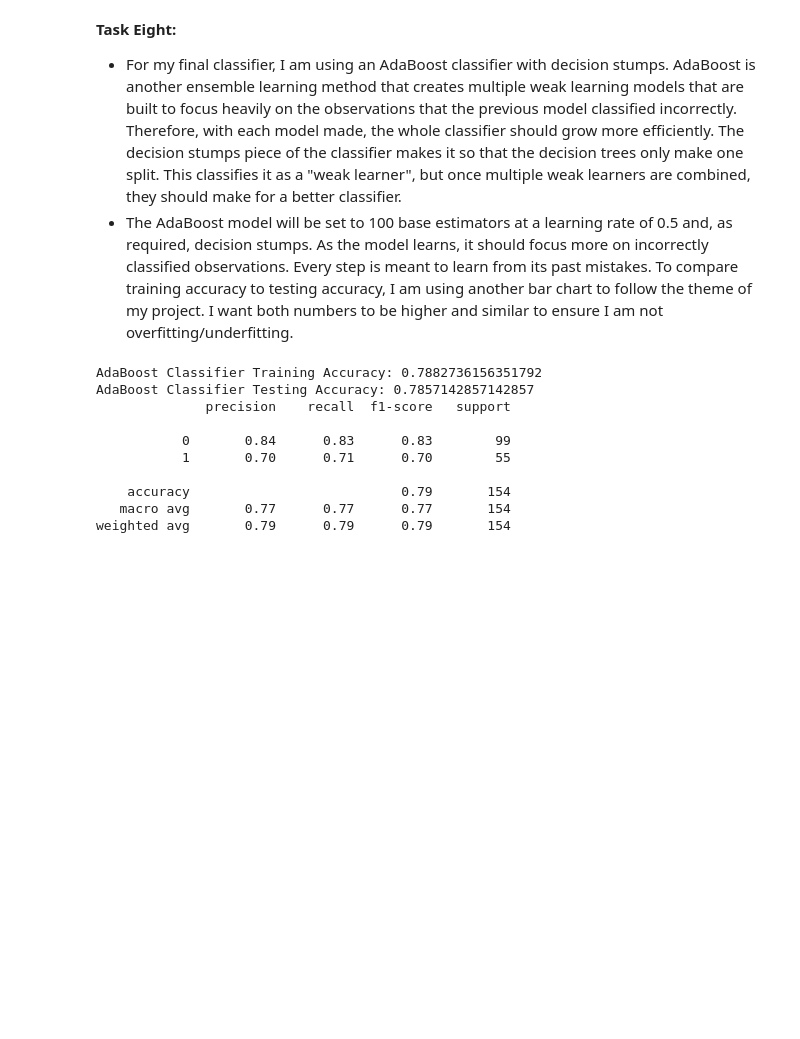
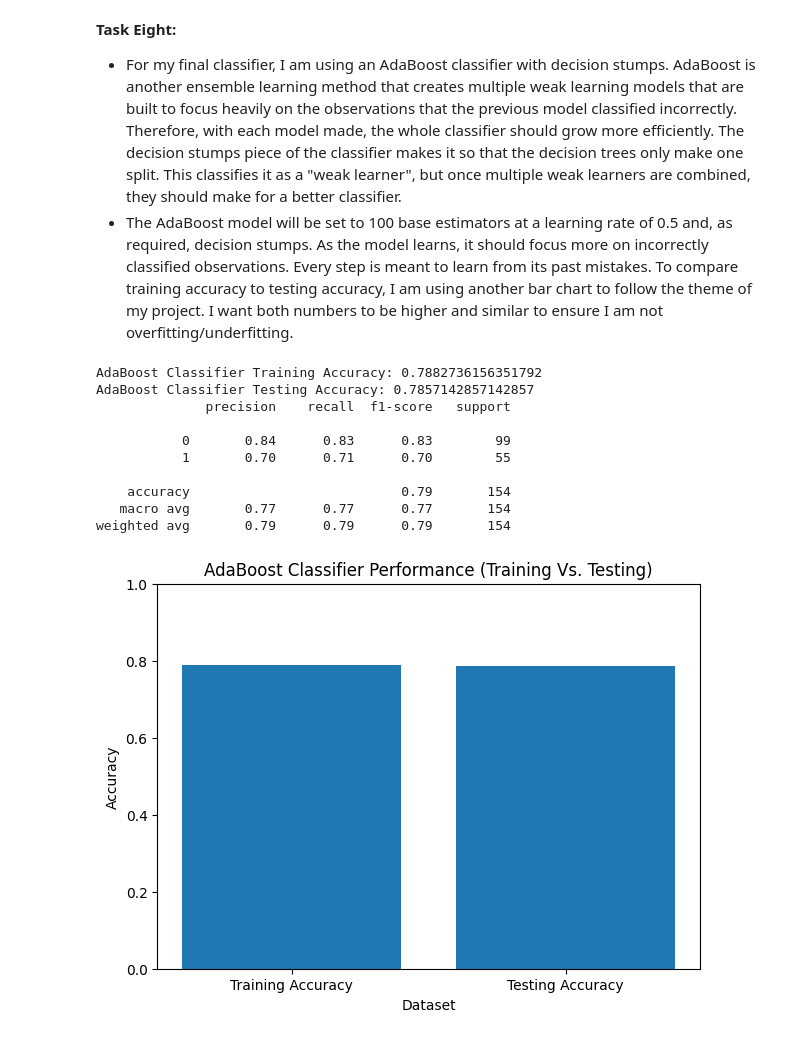
Before and after one commit to JFish72/CSC-349-Machine-Learning-, a Jupyter notebook: HW5/diabetes.ipynb, the cells around one changed output. Drawn from its saved outputs; the diff is of its cells as text; code cells hidden in the pictures; blank space fills up the shorter version.

```diff
--- a/HW5/diabetes.ipynb
+++ b/HW5/diabetes.ipynb
@@ -306,3 +306,16 @@ AdaBoost Classifier Testing Accuracy: 0.7857142857142857
     accuracy                           0.79       154
    macro avg       0.77      0.77      0.77       154
 weighted avg       0.79      0.79      0.79       154
+# %%
+plt.figure(figsize = (7, 5))
+
+plt.bar(["Training Accuracy", "Testing Accuracy"], [AdaBoost_train_accuracy, AdaBoost_test_accuracy])
+
+plt.title("AdaBoost Classifier Performance (Training Vs. Testing)")
+plt.xlabel("Dataset")
+plt.ylabel("Accuracy")
+plt.ylim(0, 1)
+
+plt.show()
+# %% [output]
+[figure, added]
```
